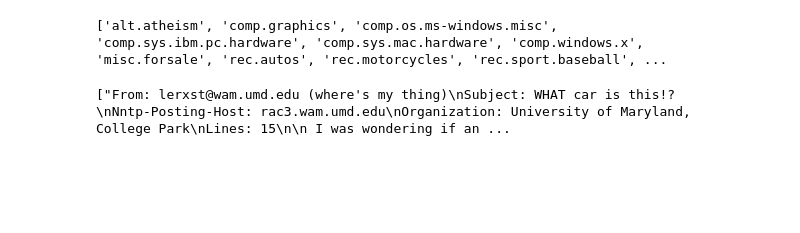
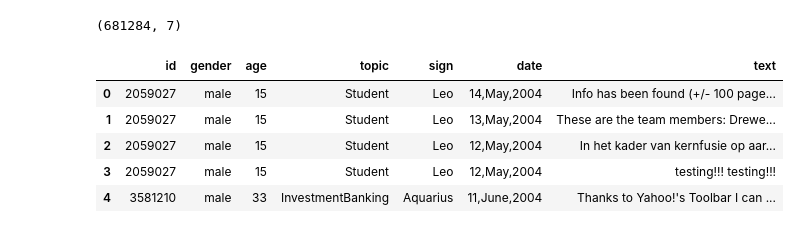
Before and after one commit to correaswebert/Blog-App, a Jupyter notebook: Model.ipynb, the cells around one changed output. Cells and saved outputs as stored; diff of their text form; code cells hidden in the pictures; blank space fills up the shorter version.

```diff
--- a/Model.ipynb
+++ b/Model.ipynb
@@ -28,8 +21,12 @@ Downloading dataset from https://ndownloader.figshare.com/files/5975967 (14 MB)
-# %%
-print(list(newsgroups_train.target_names))
-# %% [output]
-['alt.atheism', 'comp.graphics', 'comp.os.ms-windows.misc', 'comp.sys.ibm.pc.hardware', 'comp.sys.mac.hardware', 'comp.windows.x', 'misc.forsale', 'rec.autos', 'rec.motorcycles', 'rec.sport.baseball', ...
-# %%
-(newsgroups_train.data[:1])
-# %% [output]
-["From: lerxst@wam.umd.edu (where's my thing)\nSubject: WHAT car is this!?\nNntp-Posting-Host: rac3.wam.umd.edu\nOrganization: University of Maryland, College Park\nLines: 15\n\n I was wondering if an ...
+# %%
+df = pd.read_csv("blogtext.csv")
+print(df.shape)
+df.head()
+# %% [output]
+(681284, 7)
+|  | id | gender | age | topic | sign | date | text |
+| 0 | 2059027 | male | 15 | Student | Leo | 14,May,2004 | Info has been found (+/- 100 page... |
+| 1 | 2059027 | male | 15 | Student | Leo | 13,May,2004 | These are the team members: Drewe... |
+| 2 | 2059027 | male | 15 | Student | Leo | 12,May,2004 | In het kader van kernfusie op aar... |
+| 3 | 2059027 | male | 15 | Student | Leo | 12,May,2004 | testing!!! testing!!! |
+| 4 | 3581210 | male | 33 | InvestmentBanking | Aquarius | 11,June,2004 | Thanks to Yahoo!'s Toolbar I can ... |
```
Also changed, not shown: parts of 17 cells of this notebook.
